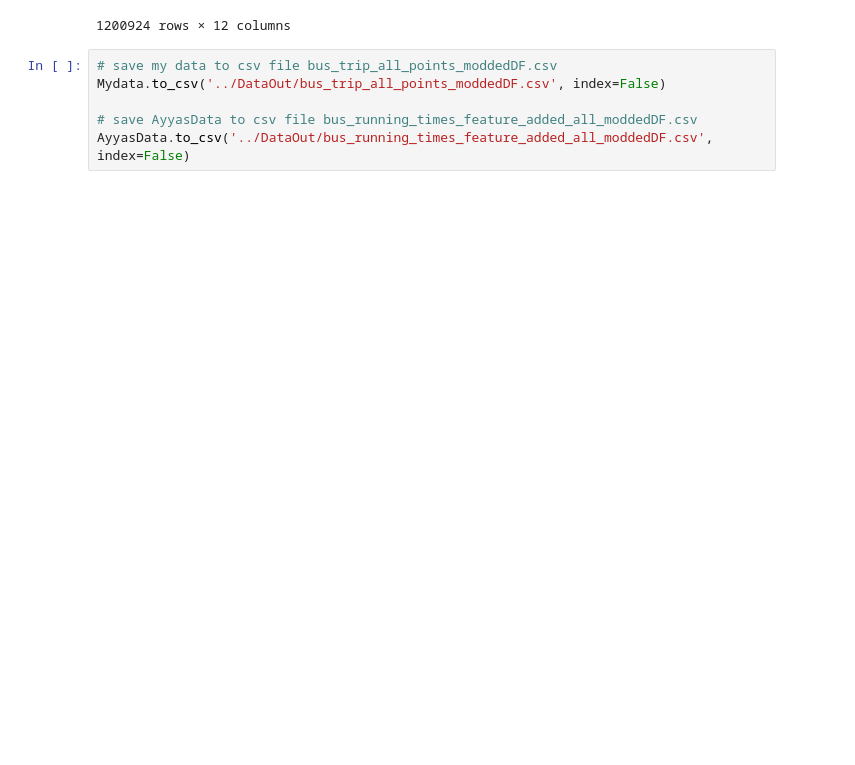
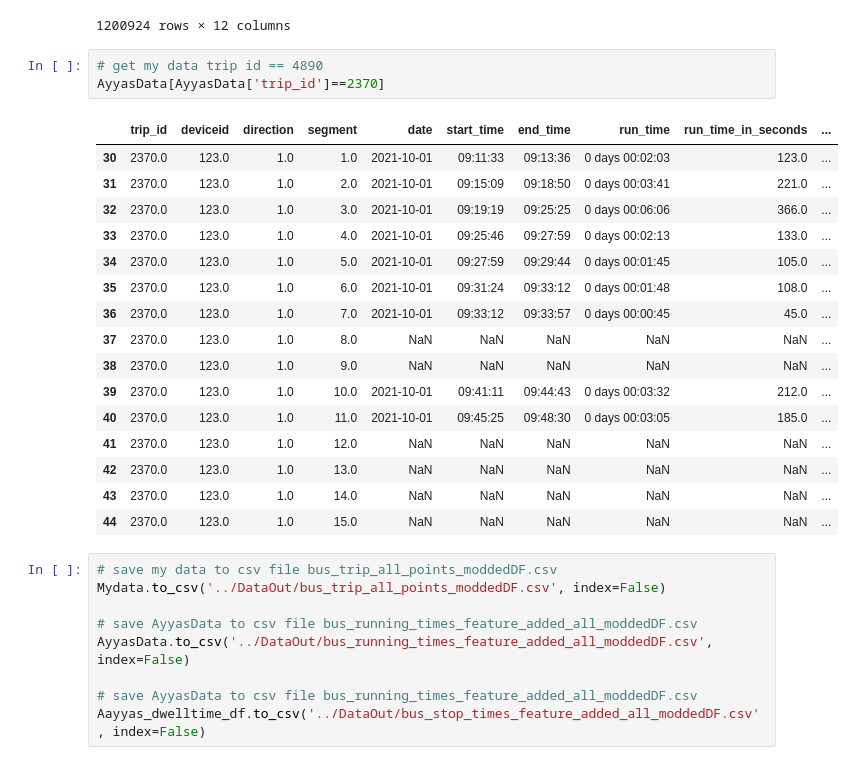
Before and after one commit to Ginushmal/DSE-Project-Bus-Arrival-time-Prediction-GRP29, a Jupyter notebook: Ginushmal/match_ids.ipynb, the cells around one changed output. Cells and saved outputs as stored; diff of their text form; blank space fills up the shorter version.

```diff
--- a/Ginushmal/match_ids.ipynb
+++ b/Ginushmal/match_ids.ipynb
@@ -409,9 +500,32 @@ Mydata
 | 1298725 | 902155697 | 1410 | 2022-02-26 15:10:01 | 7.299070 | 80.734537 | 0.00000 | 2022-02-26 | 15:10:01 | POINT (195673.50168209182 232981.... | BT02 | ... |
 | 1298726 | 902351019 | 1410 | 2022-02-26 16:00:47 | 7.291827 | 80.634998 | 0.00000 | 2022-02-26 | 16:00:47 | POINT (184682.8848737382 232182.8... | BT01 | ... |
 1200924 rows × 12 columns
+# %%
+# get my data trip id == 4890
+AyyasData[AyyasData['trip_id']==2370]
+# %% [output]
+|  | trip_id | deviceid | direction | segment | date | start_time | end_time | run_time | run_time_in_seconds | ... |
+| 30 | 2370.0 | 123.0 | 1.0 | 1.0 | 2021-10-01 | 09:11:33 | 09:13:36 | 0 days 00:02:03 | 123.0 | ... |
+| 31 | 2370.0 | 123.0 | 1.0 | 2.0 | 2021-10-01 | 09:15:09 | 09:18:50 | 0 days 00:03:41 | 221.0 | ... |
+| 32 | 2370.0 | 123.0 | 1.0 | 3.0 | 2021-10-01 | 09:19:19 | 09:25:25 | 0 days 00:06:06 | 366.0 | ... |
+| 33 | 2370.0 | 123.0 | 1.0 | 4.0 | 2021-10-01 | 09:25:46 | 09:27:59 | 0 days 00:02:13 | 133.0 | ... |
+| 34 | 2370.0 | 123.0 | 1.0 | 5.0 | 2021-10-01 | 09:27:59 | 09:29:44 | 0 days 00:01:45 | 105.0 | ... |
+| 35 | 2370.0 | 123.0 | 1.0 | 6.0 | 2021-10-01 | 09:31:24 | 09:33:12 | 0 days 00:01:48 | 108.0 | ... |
+| 36 | 2370.0 | 123.0 | 1.0 | 7.0 | 2021-10-01 | 09:33:12 | 09:33:57 | 0 days 00:00:45 | 45.0 | ... |
+| 37 | 2370.0 | 123.0 | 1.0 | 8.0 | NaN | NaN | NaN | NaN | NaN | ... |
+| 38 | 2370.0 | 123.0 | 1.0 | 9.0 | NaN | NaN | NaN | NaN | NaN | ... |
+| 39 | 2370.0 | 123.0 | 1.0 | 10.0 | 2021-10-01 | 09:41:11 | 09:44:43 | 0 days 00:03:32 | 212.0 | ... |
+| 40 | 2370.0 | 123.0 | 1.0 | 11.0 | 2021-10-01 | 09:45:25 | 09:48:30 | 0 days 00:03:05 | 185.0 | ... |
+| 41 | 2370.0 | 123.0 | 1.0 | 12.0 | NaN | NaN | NaN | NaN | NaN | ... |
+| 42 | 2370.0 | 123.0 | 1.0 | 13.0 | NaN | NaN | NaN | NaN | NaN | ... |
+| 43 | 2370.0 | 123.0 | 1.0 | 14.0 | NaN | NaN | NaN | NaN | NaN | ... |
+| 44 | 2370.0 | 123.0 | 1.0 | 15.0 | NaN | NaN | NaN | NaN | NaN | ... |
 # %%
 # save my data to csv file bus_trip_all_points_moddedDF.csv
 Mydata.to_csv('../DataOut/bus_trip_all_points_moddedDF.csv', index=False)
 
 # save AyyasData to csv file bus_running_times_feature_added_all_moddedDF.csv
 AyyasData.to_csv('../DataOut/bus_running_times_feature_added_all_moddedDF.csv', index=False)
+
+# save AyyasData to csv file bus_running_times_feature_added_all_moddedDF.csv
+Aayyas_dwelltime_df.to_csv('../DataOut/bus_stop_times_feature_added_all_moddedDF.csv', index=False)
```
Also changed, not shown: parts of 8 cells of this notebook, 6 other files.
